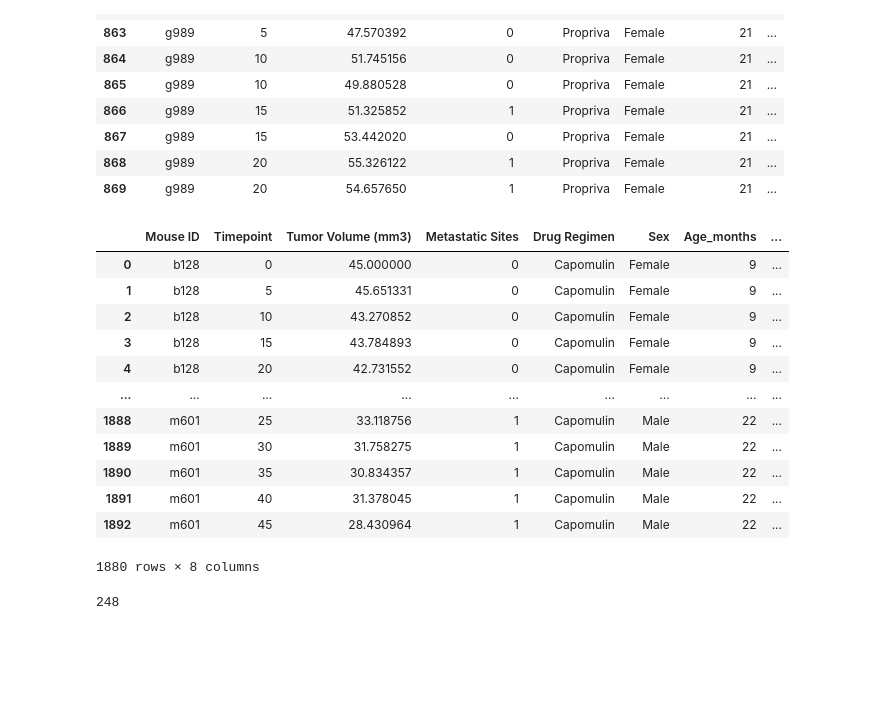
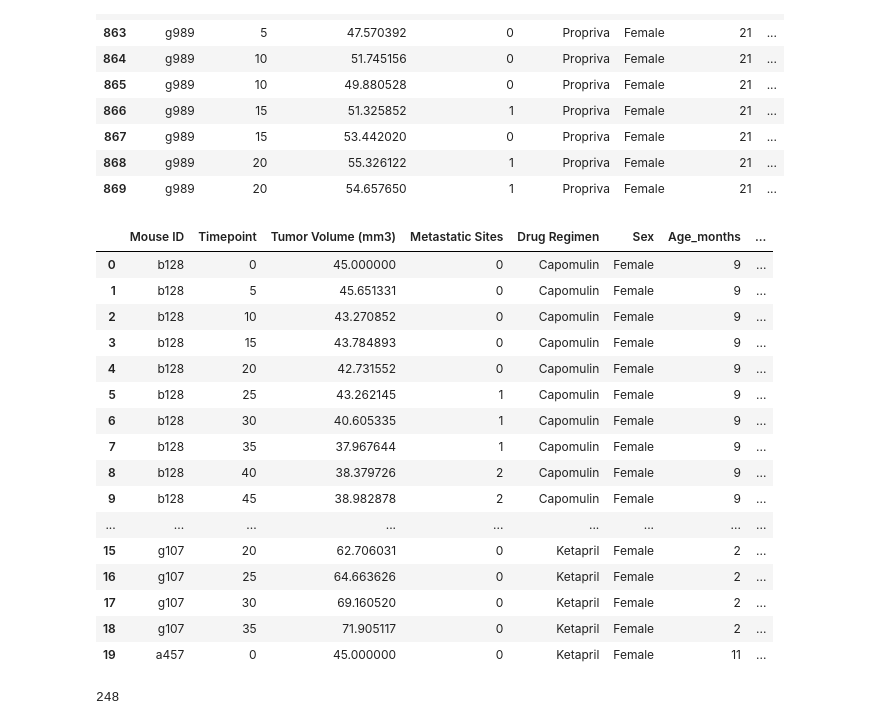
Before and after one commit to Danne-Paredes/Matplotlib-challenge, a Jupyter notebook: Pymaceuticals/pymaceuticals_starter.ipynb, the cells around one changed output. Drawn from its saved outputs; the diff is of its cells as text; code cells hidden in the pictures; blank space fills up the shorter version.

```diff
--- a/Pymaceuticals/pymaceuticals_starter.ipynb
+++ b/Pymaceuticals/pymaceuticals_starter.ipynb
@@ -59,21 +59,25 @@ duplicates
 # %%
 # Create a clean DataFrame by dropping the duplicate mouse by its ID.
 clean_df = merge_df[~merge_df['Mouse ID'].str.contains("g989")]
-clean_df
+clean_df.head(20)
 # %% [output]
 |  | Mouse ID | Timepoint | Tumor Volume (mm3) | Metastatic Sites | Drug Regimen | Sex | Age_months | ... |
 | 0 | b128 | 0 | 45.000000 | 0 | Capomulin | Female | 9 | ... |
 | 1 | b128 | 5 | 45.651331 | 0 | Capomulin | Female | 9 | ... |
 | 2 | b128 | 10 | 43.270852 | 0 | Capomulin | Female | 9 | ... |
 | 3 | b128 | 15 | 43.784893 | 0 | Capomulin | Female | 9 | ... |
 | 4 | b128 | 20 | 42.731552 | 0 | Capomulin | Female | 9 | ... |
+| 5 | b128 | 25 | 43.262145 | 1 | Capomulin | Female | 9 | ... |
+| 6 | b128 | 30 | 40.605335 | 1 | Capomulin | Female | 9 | ... |
+| 7 | b128 | 35 | 37.967644 | 1 | Capomulin | Female | 9 | ... |
+| 8 | b128 | 40 | 38.379726 | 2 | Capomulin | Female | 9 | ... |
+| 9 | b128 | 45 | 38.982878 | 2 | Capomulin | Female | 9 | ... |
 | ... | ... | ... | ... | ... | ... | ... | ... | ... |
-| 1888 | m601 | 25 | 33.118756 | 1 | Capomulin | Male | 22 | ... |
-| 1889 | m601 | 30 | 31.758275 | 1 | Capomulin | Male | 22 | ... |
-| 1890 | m601 | 35 | 30.834357 | 1 | Capomulin | Male | 22 | ... |
-| 1891 | m601 | 40 | 31.378045 | 1 | Capomulin | Male | 22 | ... |
-| 1892 | m601 | 45 | 28.430964 | 1 | Capomulin | Male | 22 | ... |
+| 15 | g107 | 20 | 62.706031 | 0 | Ketapril | Female | 2 | ... |
+| 16 | g107 | 25 | 64.663626 | 0 | Ketapril | Female | 2 | ... |
+| 17 | g107 | 30 | 69.160520 | 0 | Ketapril | Female | 2 | ... |
+| 18 | g107 | 35 | 71.905117 | 0 | Ketapril | Female | 2 | ... |
+| 19 | a457 | 0 | 45.000000 | 0 | Ketapril | Female | 11 | ... |
-1880 rows × 8 columns
 # %%
 # Checking the number of mice in the clean DataFrame.
 clean_mouse_count = clean_df['Mouse ID'].nunique()
```
Also changed, not shown: parts of 13 cells of this notebook, 1 other file.
